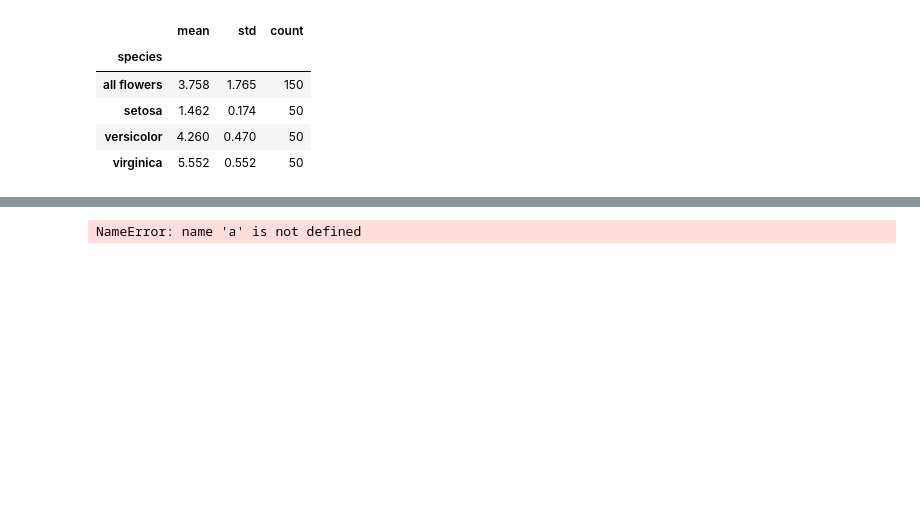
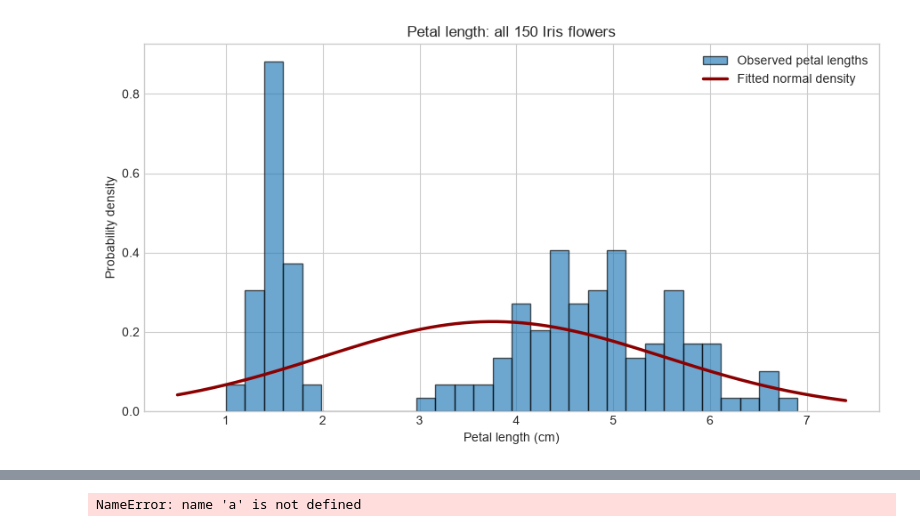
Before and after one commit to HewaOrang/AppStat, a Jupyter notebook: problems.ipynb, the cells around one changed output, grey strips where cells are left out. Cells and saved outputs as stored; diff of their text form; code cells hidden in the pictures; blank space fills up the shorter version.

```diff
--- a/problems.ipynb
+++ b/problems.ipynb
@@ -43,13 +73,19 @@ plt.show()
 # %%
-species_order = ["setosa", "versicolor", "virginica"]
-summary = iris.groupby("species")["petal_length"].agg(["mean", "std", "count"])
-summary.loc["all flowers"] = [overall_mean, overall_std, len(iris)]
-summary = summary.loc[["all flowers"] + species_order]
-summary.round(3)
+# Evaluate a normal PDF with the observed overall mean and standard deviation.
+x_values = np.linspace(overall_lengths.min() - 0.5,
+                       overall_lengths.max() + 0.5, 400)
+normal_density = stats.norm.pdf(x_values, loc=overall_mean,
+                                scale=overall_std)
+
+fig, ax = plt.subplots(figsize=(9, 5))
+ax.hist(overall_lengths, bins=30, density=True, alpha=0.65,
+        edgecolor="black", label="Observed petal lengths")
+ax.plot(x_values, normal_density, color="darkred", linewidth=2.5,
+        label="Fitted normal density")
+ax.set(xlabel="Petal length (cm)", ylabel="Probability density",
+       title="Petal length: all 150 Iris flowers")
+ax.legend()
+plt.tight_layout()
+plt.show()
 # %% [output]
-|  | mean | std | count |
-| species |  |  |  |
-| all flowers | 3.758 | 1.765 | 150 |
-| setosa | 1.462 | 0.174 | 50 |
-| versicolor | 4.260 | 0.470 | 50 |
-| virginica | 5.552 | 0.552 | 50 |
+[figure, added]
```
Also changed, not shown: parts of 17 cells of this notebook.
